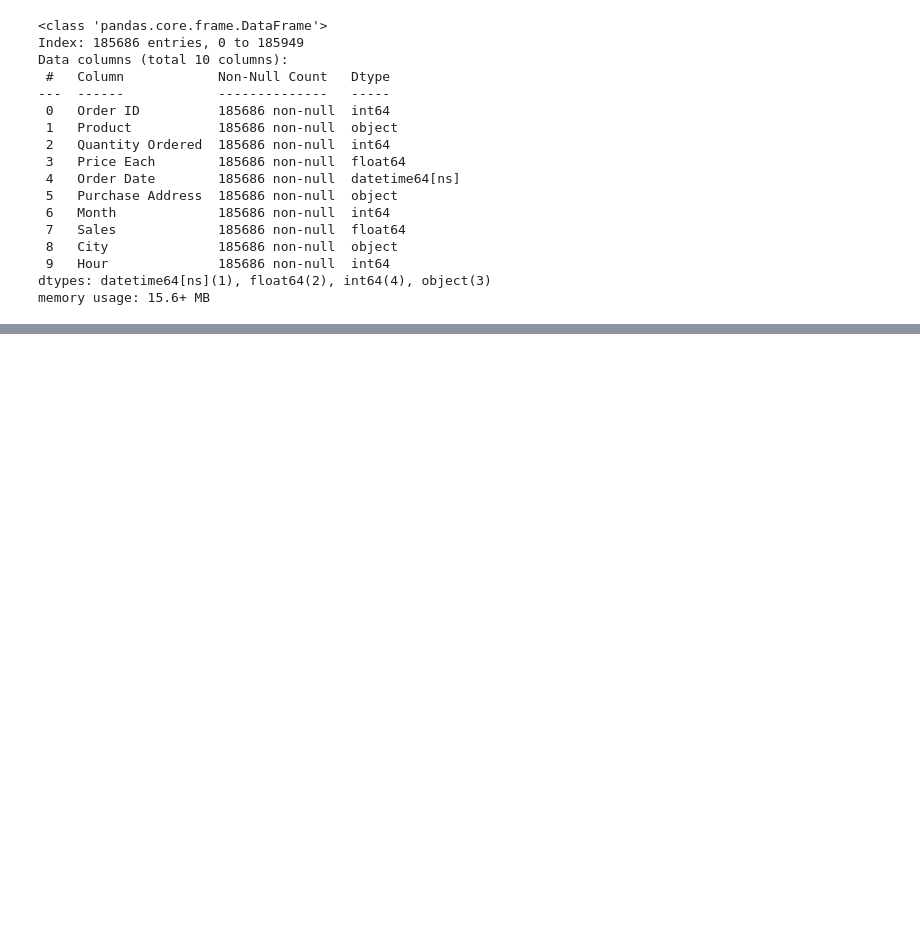
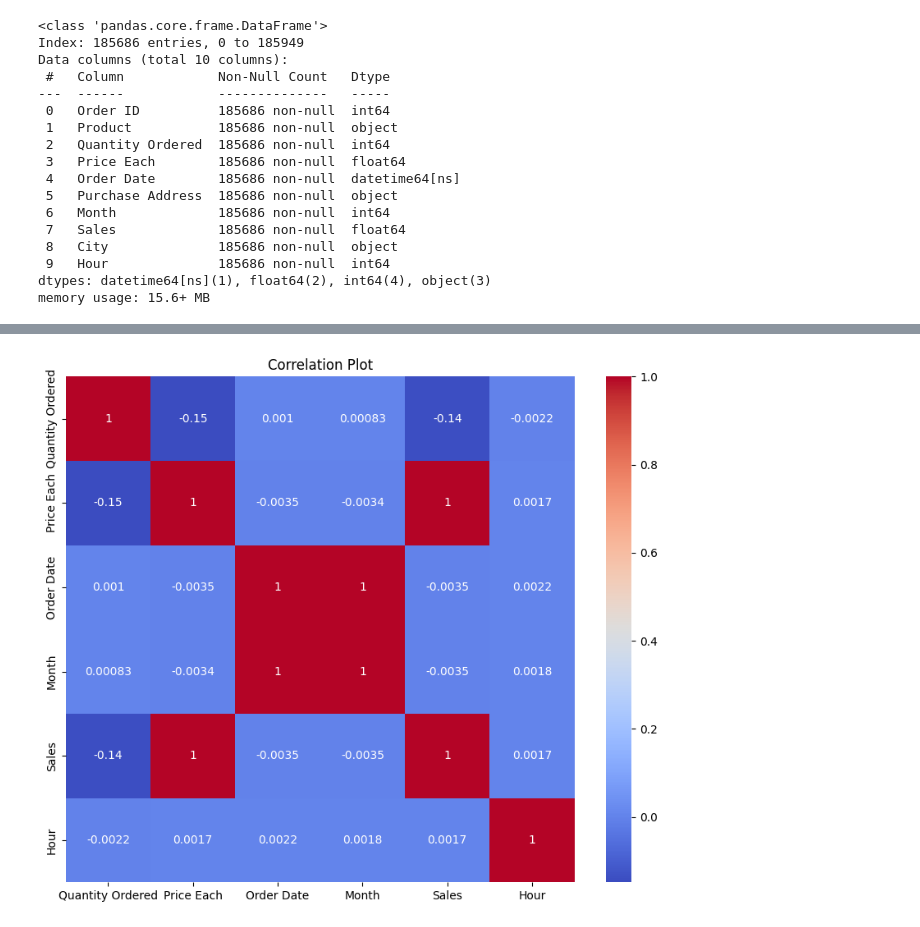
Before and after one commit to JOCRZ/Meriskill-Internship, a Jupyter notebook: Projects/project1.ipynb, the cells around one changed output, grey strips where cells are left out. Drawn from its saved outputs; the diff is of its cells as text; code cells hidden in the pictures; blank space fills up the shorter version.

```diff
--- a/Projects/project1.ipynb
+++ b/Projects/project1.ipynb
@@ -410,3 +436,7 @@ Data columns (total 10 columns):
  9   Hour              185686 non-null  int64
 dtypes: datetime64[ns](1), float64(2), int64(4), object(3)
 memory usage: 15.6+ MB
+# %%
+correlation_matrix = df[['Quantity Ordered', 'Price Each', 'Order Date', 'Month', 'Sales',
+       'Hour']].corr()
+correlation_matrix.style.background_gradient(cmap='Reds')
@@ -412,0 +451,7 @@ memory usage: 15.6+ MB
+# %%
+plt.figure(figsize=(10, 8))
+sns.heatmap(correlation_matrix, annot=True, cmap='coolwarm')
+plt.title('Correlation Plot')
+plt.show()
+# %% [output]
+[figure, added]
```
Also changed, not shown: parts of 5 cells of this notebook.
